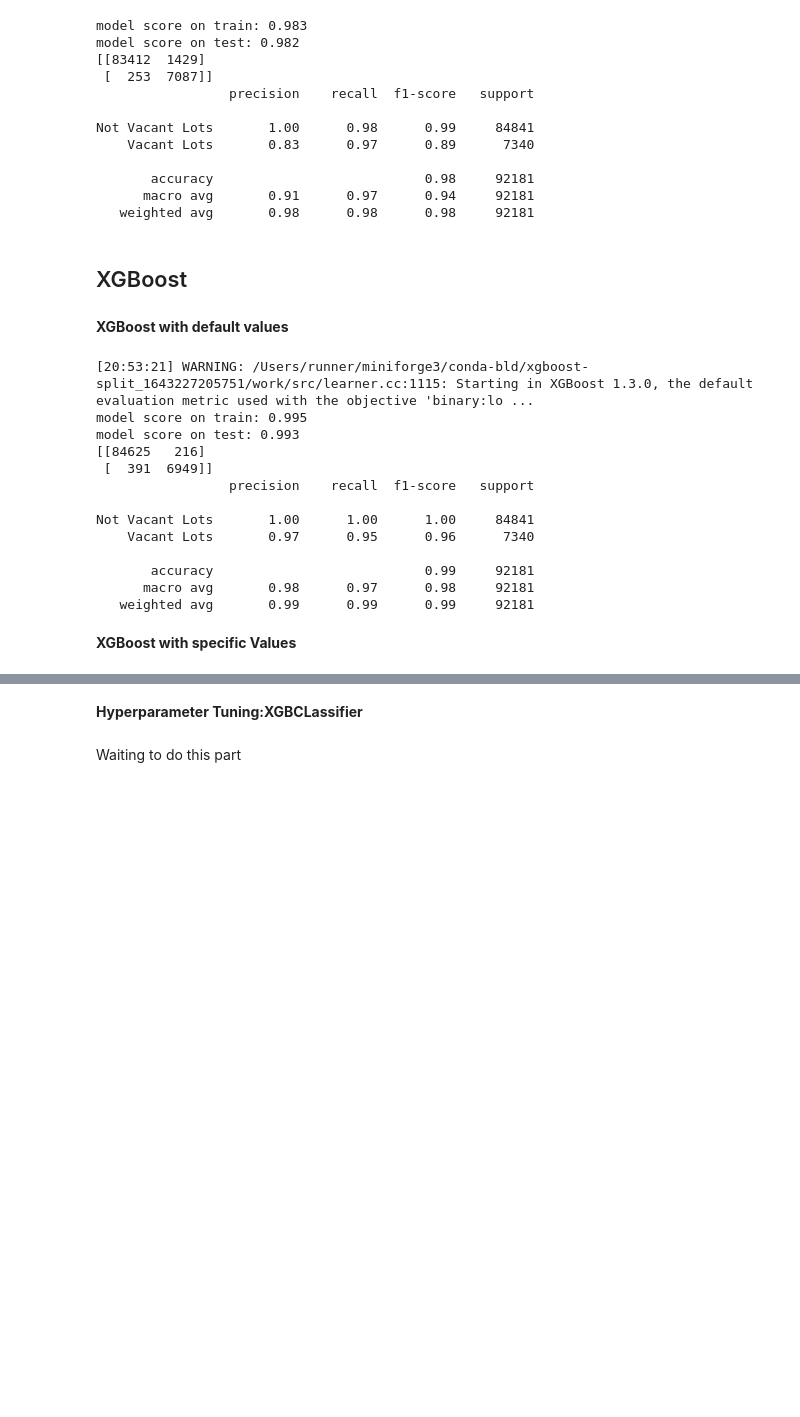
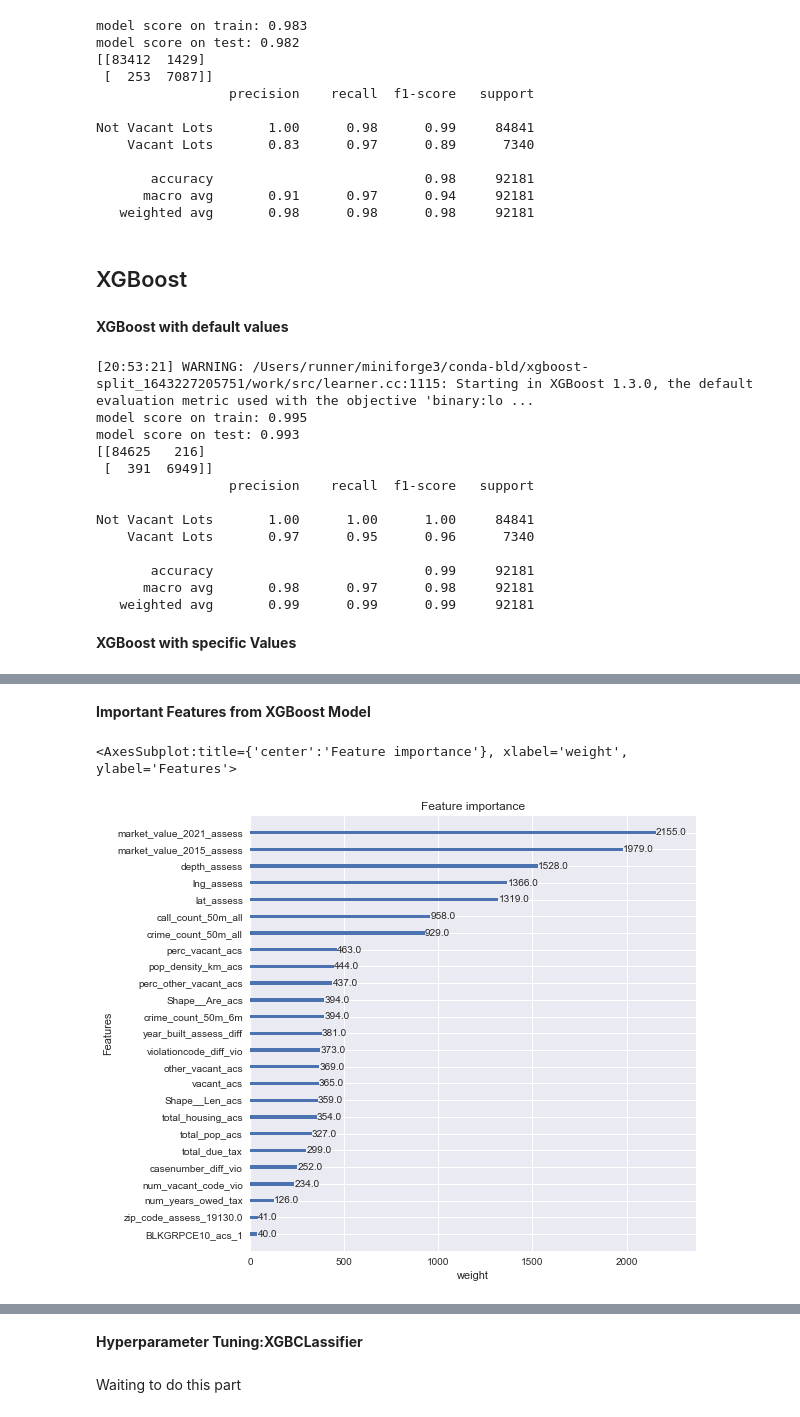
Before and after one commit to Pball01/vacant_lot, a Jupyter notebook: models.ipynb, the cells around one changed output, grey strips where cells are left out. Drawn from its saved outputs; the diff is of its cells as text; code cells hidden in the pictures; blank space fills up the shorter version.

```diff
--- a/models.ipynb
+++ b/models.ipynb
@@ -2371,6 +2380,7 @@ Not Vacant Lots       1.00      1.00      1.00     84841
 # %% [markdown]
 **XGBoost with specific Values**
 # %%
+
 numeric_transformer = Pipeline(
     steps=[("imputer", SimpleImputer(strategy="median")), #replacing the numerical null values with median
             ]
@@ -2390,17 +2400,25 @@ preprocessor = ColumnTransformer(
 
 
 clf = Pipeline(
-    steps=[("preprocessor", preprocessor), ("classifier", XGBClassifier( learning_rate =0.1,
-                                                                            n_estimators=1000,
-                                                                            max_depth=5,
-                                                                            min_child_weight=1,
-                                                                            gamma=0,
-                                                                            subsample=0.8,
-                                                                            colsample_bytree=0.8,
+    steps=[("preprocessor", preprocessor), ("classifier", XGBClassifier( learning_rate =0.1, # boosting learning rate
+                                                                            n_estimators=1000, # number of boosting rounds
+                                                                            max_depth=5, # maximum number of leaves
+                                                                            min_child_weight=1, #Minimum sum of instance weight(hessian) needed in a child.
+                                                                            gamma=0, #Minimum loss reduction required to make a further partition on a leaf node of the tree.
+                                                                            subsample=0.8, #Subsample ratio of the training instance.
+                                                                            colsample_bytree=0.8,#Subsample ratio of columns when constructing each tree.
                                                                             objective= 'binary:logistic',
-                                                                            nthread=4,
+                                                                            nthread=-1, # was 4 before
+                                                                            #Balancing of positive and negative weights.
+                                                                            #scale_pos_weight=11, #model doesnt perform better when set to 11
+                                                                            #scale_pos_weight=5,  # model doesnt perform better when set to 5 either
                                                                             scale_pos_weight=1,
-                                                                            seed=27))] # suggested values from this article
+                                                                            #count(negative examples)/count(Positive examples), 424202/36699
+                                                                            #sqrt(count(negative examples))/count(Positive examples), ((424202)**1/2)/36699
+                                                                            seed=27,#Random number seed.
+                                                                            use_label_encoder=False,
+                                                                            eval_metric='logloss' # can also use "error" or "auc"
+                                                                            ))] # suggested values from this article
                                                                         #https://www.analyticsvidhya.com/blog/2016/03/complete-guide-parameter-tuning-xgboost-with-codes-python/
 )
 
@@ -2444,0 +2474,19 @@ Not Vacant Lots       1.00      1.00      1.00     84841
+# %% [markdown]
+**Important Features from XGBoost Model**
+# %%
+numeric_features = X.select_dtypes(exclude = 'category').columns
+categorical_features = X.select_dtypes(include = 'category').columns
+
+onehot_columns = list(clf.named_steps['preprocessor'].named_transformers_['cat'].get_feature_names_out(input_features= categorical_features))#labeling one-hot encoded columns
+
+numeric_features_list = list(numeric_features)
+numeric_features_list.extend(onehot_columns)#joining all one hot encoded columns with the rest of the dataset
+# %%
+fig, ax = plt.subplots(figsize=(8, 8))
+clf.named_steps['classifier'].get_booster().feature_names = numeric_features_list
+plot_importance(clf.named_steps['classifier'].get_booster(), max_num_features = 25, importance_type= 'weight', xlabel = 'weight', ax = ax )
+#this is showing the weight
+#"weight" is the number of times a feature appears in a tree
+# %% [output]
+<AxesSubplot:title={'center':'Feature importance'}, xlabel='weight', ylabel='Features'>
+[figure, added]
```
Also changed, not shown: parts of 18 cells of this notebook, 7 other files.
